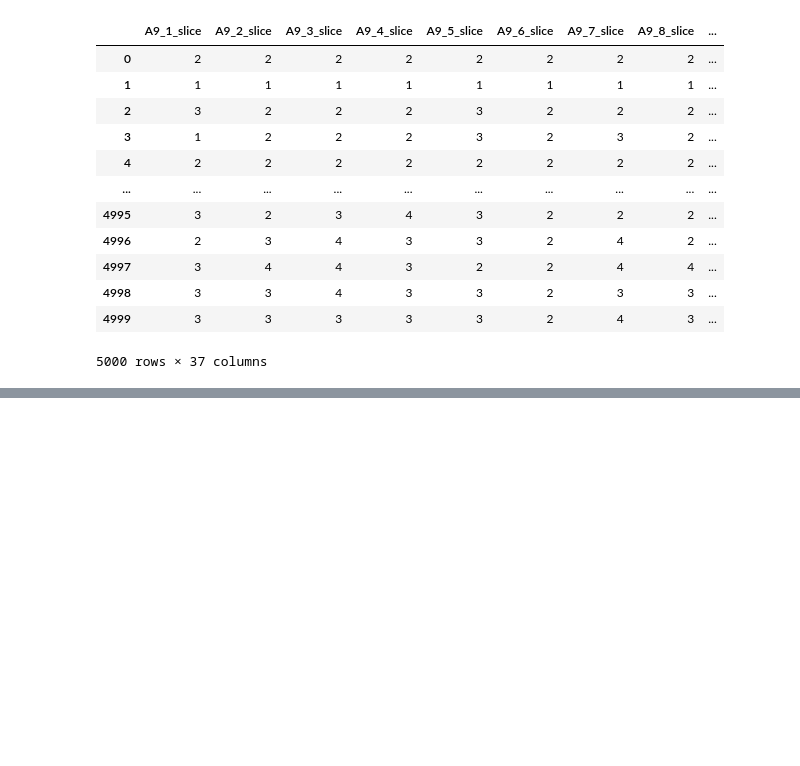
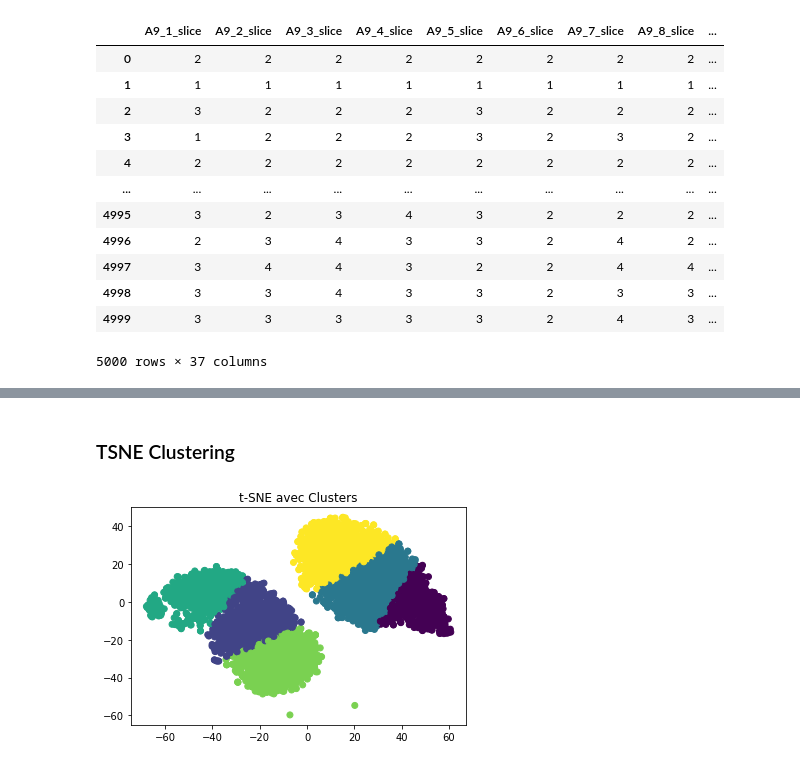
Before and after one commit to JunyiLi0/kantar-sturdy-octo-fiesta, a Jupyter notebook: kantar.ipynb, the cells around one changed output, grey strips where cells are left out. Cells and saved outputs as stored; diff of their text form; code cells hidden in the pictures; blank space fills up the shorter version.

```diff
--- a/kantar.ipynb
+++ b/kantar.ipynb
@@ -129,0 +175,24 @@ Inter-group variance:  52748.8752686319
+# %% [markdown]
+### TSNE Clustering
+# %%
+# Effectuer une t-SNE
+tsne = TSNE(n_components=2, random_state=0)
+tsne_obj= tsne.fit_transform(df_scaled)
+
+# Convertir en DataFrame
+tsne_df = pd.DataFrame({'X':tsne_obj[:,0],
+                        'Y':tsne_obj[:,1]})
+
+# Effectuer un clustering KMeans
+kmeans = KMeans(n_clusters=6, random_state=0)
+kmeans.fit(tsne_df)
+
+# Ajouter les labels au DataFrame
+tsne_df['Cluster'] = kmeans.labels_
+
+# Afficher les clusters
+plt.scatter(tsne_df['X'], tsne_df['Y'], c=tsne_df['Cluster'])
+plt.title('t-SNE avec Clusters')
+plt.show()
+# %% [output]
+[figure, added]
```
Also changed, not shown: parts of 49 cells of this notebook.
